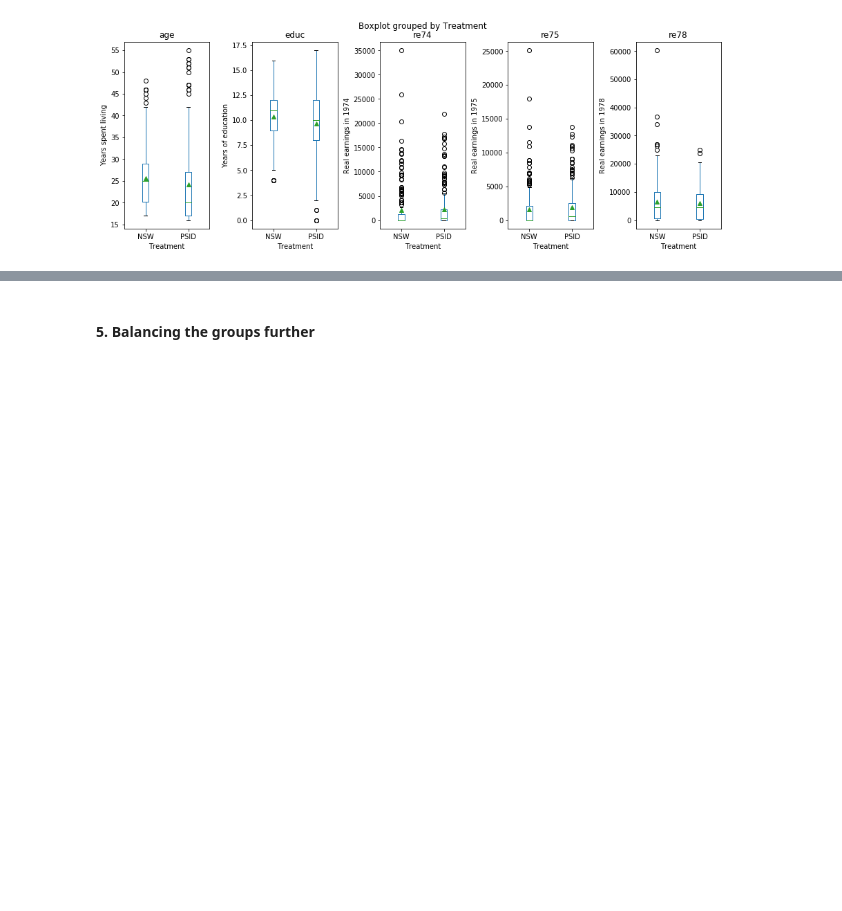
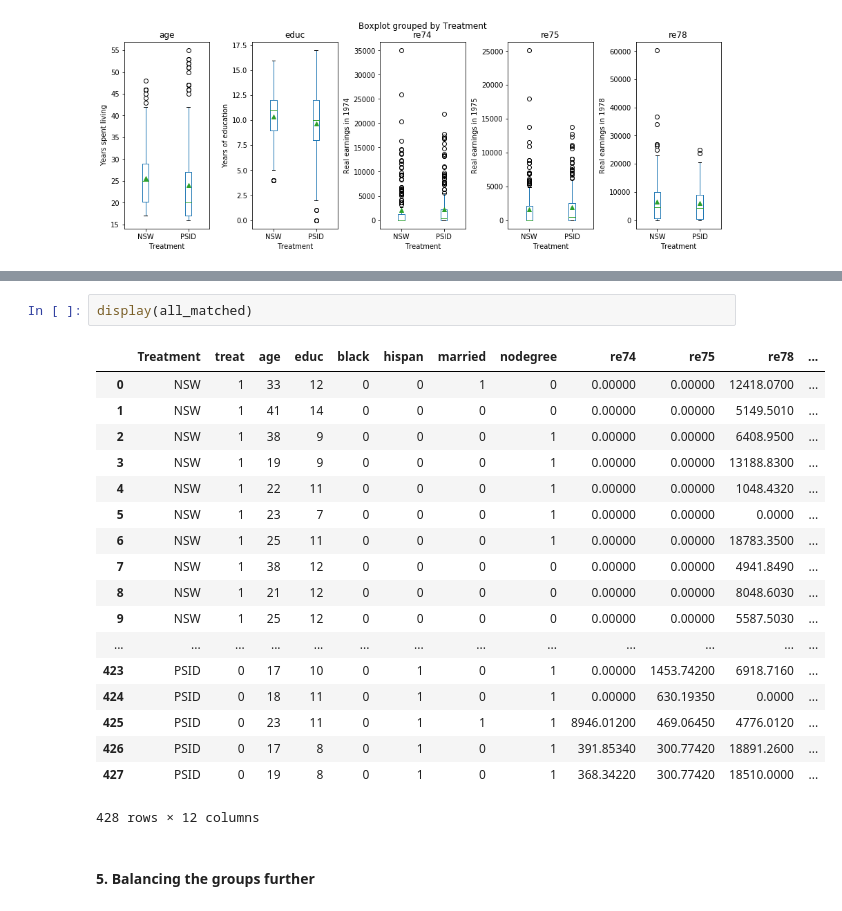
Before and after one commit to Babas10/ADA_JEX2017, a Jupyter notebook: HomeWork/04 - Applied ML/H4.ipynb, the cells around one changed output, grey strips where cells are left out. Drawn from its saved outputs; the diff is of its cells as text; blank space fills up the shorter version.

```diff
--- a/HomeWork/04 - Applied ML/H4.ipynb
+++ b/HomeWork/04 - Applied ML/H4.ipynb
@@ -612,3 +701,24 @@ DataFrameHistogram(hispan_matched,'Hispan people')
+# %%
+display(all_matched)
+# %% [output]
+|  | Treatment | treat | age | educ | black | hispan | married | nodegree | re74 | re75 | re78 | ... |
+| 0 | NSW | 1 | 33 | 12 | 0 | 0 | 1 | 0 | 0.00000 | 0.00000 | 12418.0700 | ... |
+| 1 | NSW | 1 | 41 | 14 | 0 | 0 | 0 | 0 | 0.00000 | 0.00000 | 5149.5010 | ... |
+| 2 | NSW | 1 | 38 | 9 | 0 | 0 | 0 | 1 | 0.00000 | 0.00000 | 6408.9500 | ... |
+| 3 | NSW | 1 | 19 | 9 | 0 | 0 | 0 | 1 | 0.00000 | 0.00000 | 13188.8300 | ... |
+| 4 | NSW | 1 | 22 | 11 | 0 | 0 | 0 | 1 | 0.00000 | 0.00000 | 1048.4320 | ... |
+| 5 | NSW | 1 | 23 | 7 | 0 | 0 | 0 | 1 | 0.00000 | 0.00000 | 0.0000 | ... |
+| 6 | NSW | 1 | 25 | 11 | 0 | 0 | 0 | 1 | 0.00000 | 0.00000 | 18783.3500 | ... |
+| 7 | NSW | 1 | 38 | 12 | 0 | 0 | 0 | 0 | 0.00000 | 0.00000 | 4941.8490 | ... |
+| 8 | NSW | 1 | 21 | 12 | 0 | 0 | 0 | 0 | 0.00000 | 0.00000 | 8048.6030 | ... |
+| 9 | NSW | 1 | 25 | 12 | 0 | 0 | 0 | 0 | 0.00000 | 0.00000 | 5587.5030 | ... |
+| ... | ... | ... | ... | ... | ... | ... | ... | ... | ... | ... | ... | ... |
+| 423 | PSID | 0 | 17 | 10 | 0 | 1 | 0 | 1 | 0.00000 | 1453.74200 | 6918.7160 | ... |
+| 424 | PSID | 0 | 18 | 11 | 0 | 1 | 0 | 1 | 0.00000 | 630.19350 | 0.0000 | ... |
+| 425 | PSID | 0 | 23 | 11 | 0 | 1 | 1 | 1 | 8946.01200 | 469.06450 | 4776.0120 | ... |
+| 426 | PSID | 0 | 17 | 8 | 0 | 1 | 0 | 1 | 391.85340 | 300.77420 | 18891.2600 | ... |
+| 427 | PSID | 0 | 19 | 8 | 0 | 1 | 0 | 1 | 368.34220 | 300.77420 | 18510.0000 | ... |
+428 rows × 12 columns
 # %% [markdown]
 #### 5. Balancing the groups further
 # %% [markdown]
```
Also changed, not shown: parts of 7 cells of this notebook.
